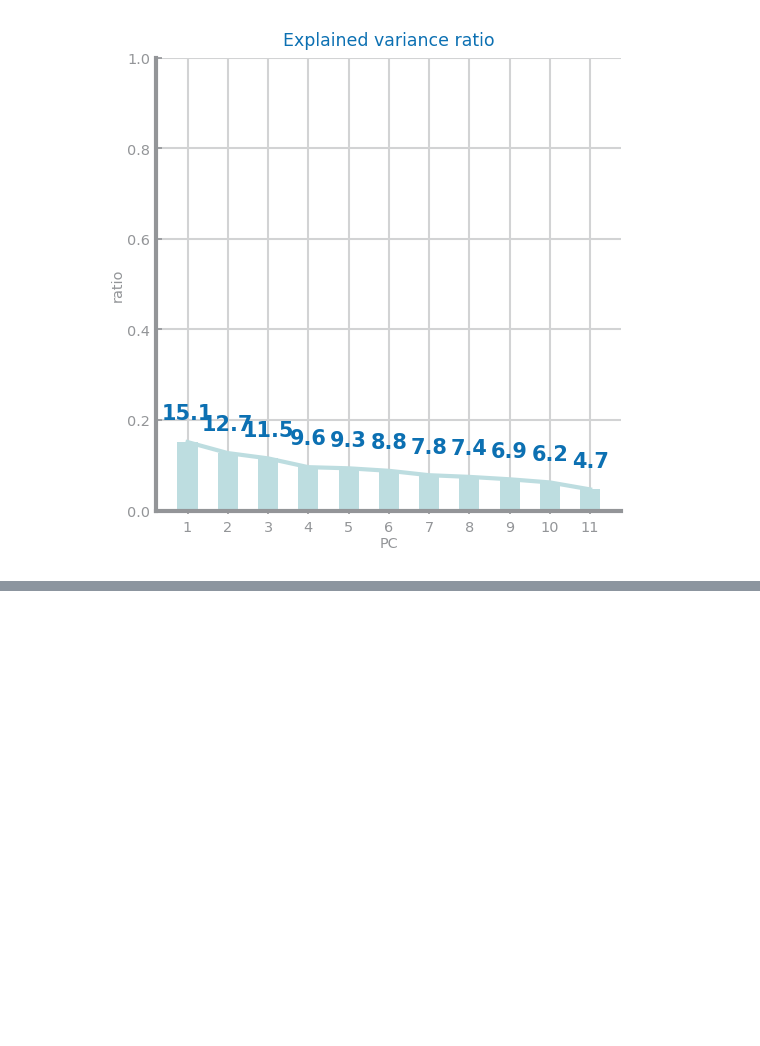
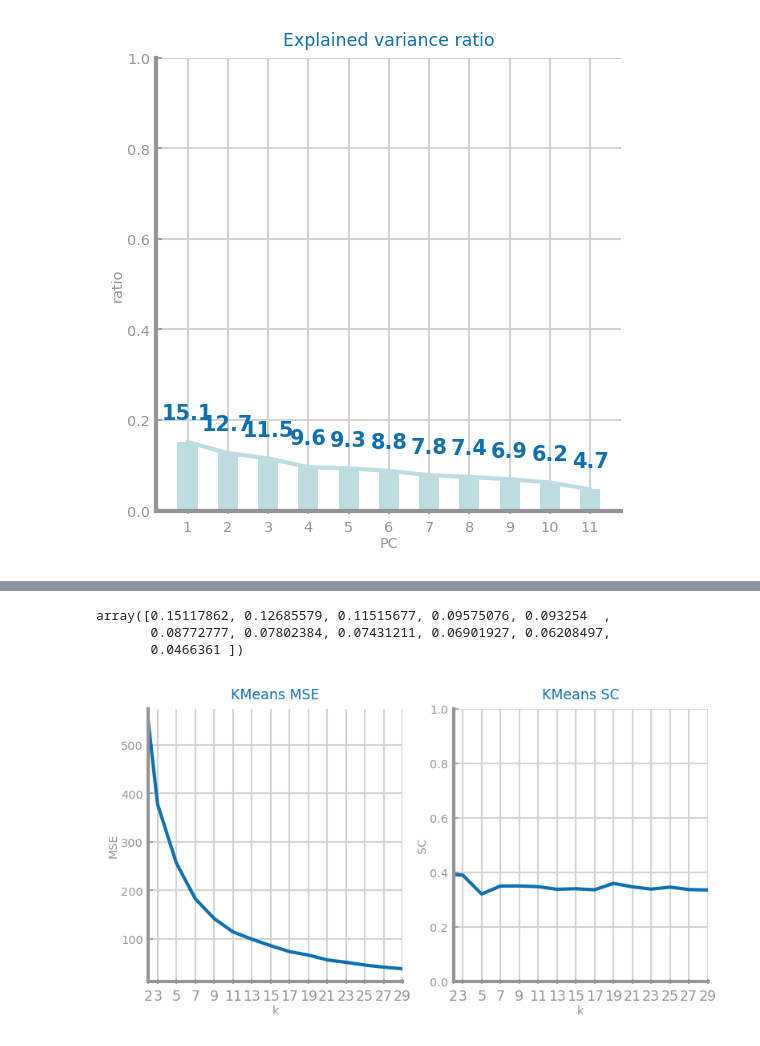
Before and after one commit to joaofbravo/CD_G20, a Jupyter notebook: H - PCA.ipynb, the cells around one changed output, grey strips where cells are left out. Cells and saved outputs as stored; diff of their text form; code cells hidden in the pictures; blank space fills up the shorter version.

```diff
--- a/H - PCA.ipynb
+++ b/H - PCA.ipynb
@@ -40,0 +73,13 @@ plt.show()
+# %%
+pca.explained_variance_ratio_
+# %% [output]
+array([0.15117862, 0.12685579, 0.11515677, 0.09575076, 0.093254  ,
+       0.08772777, 0.07802384, 0.07431211, 0.06901927, 0.06208497,
+       0.0466361 ])
+# %%
+fig, ax = plt.subplots(1, 2, figsize=(6, 3), squeeze=False)
+ds.plot_line(N_CLUSTERS, mse, title='KMeans MSE', xlabel='k', ylabel='MSE', ax=ax[0, 0])
+ds.plot_line(N_CLUSTERS, sc, title='KMeans SC', xlabel='k', ylabel='SC', ax=ax[0, 1], percentage=True)
+plt.show()
+# %% [output]
+[figure, added]
```
Also changed, not shown: parts of 13 cells of this notebook, 5 other files.
